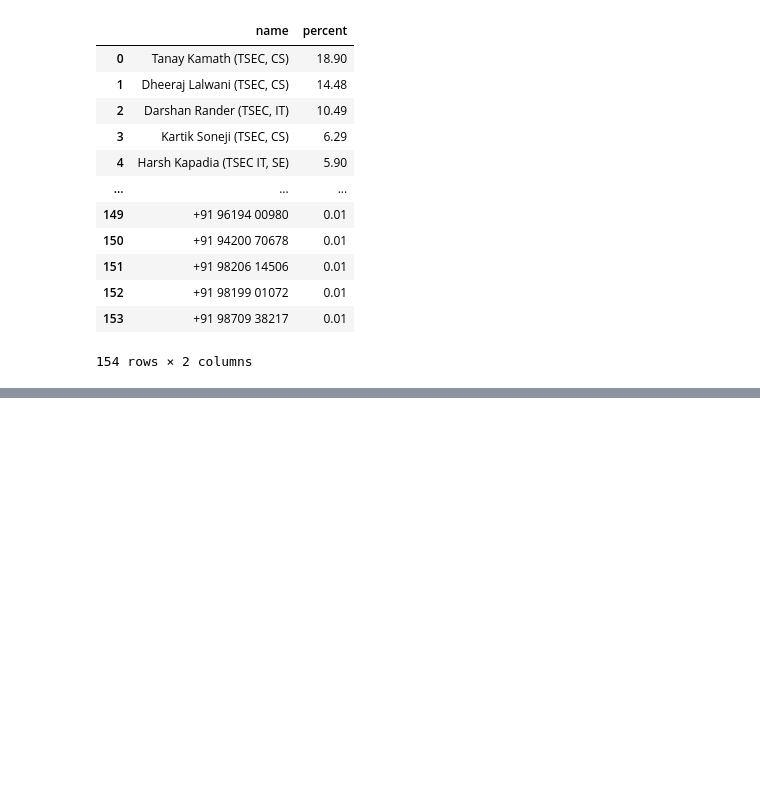
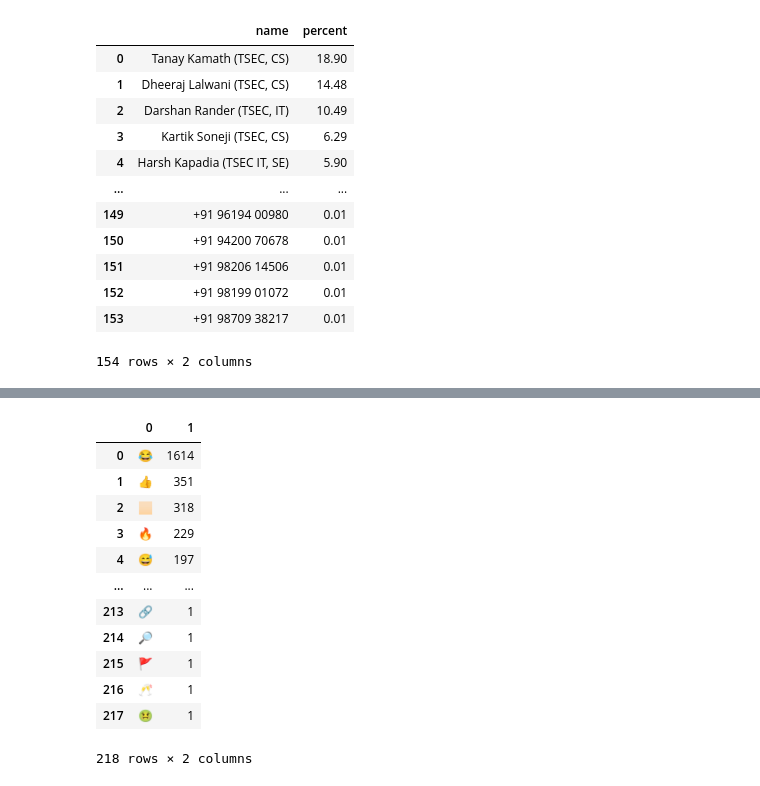
Before and after one commit to sumitkudale21/whatsapp-chat-analysis, a Jupyter notebook: wapp.ipynb, the cells around one changed output, grey strips where cells are left out. Drawn from its saved outputs; the diff is of its cells as text; code cells hidden in the pictures; blank space fills up the shorter version.

```diff
--- a/wapp.ipynb
+++ b/wapp.ipynb
@@ -261,0 +361,22 @@ round((df.Sender.value_counts()/df.shape[0])*100,2).reset_index().rename(columns
+# %%
+import emoji
+
+emojis = []
+for message in df.Message:
+    emojis.extend([c for c in message if c in emoji.EMOJI_DATA])
+# %%
+pd.DataFrame(Counter(emojis).most_common(len(Counter(emojis))))
+# %% [output]
+|  | 0 | 1 |
+| 0 | 😂 | 1614 |
+| 1 | 👍 | 351 |
+| 2 | 🏻 | 318 |
+| 3 | 🔥 | 229 |
+| 4 | 😅 | 197 |
+| ... | ... | ... |
+| 213 | 🔗 | 1 |
+| 214 | 🔎 | 1 |
+| 215 | 🚩 | 1 |
+| 216 | 🥂 | 1 |
+| 217 | 🤢 | 1 |
+218 rows × 2 columns
```
Also changed, not shown: parts of 9 cells of this notebook, 3 other files.
